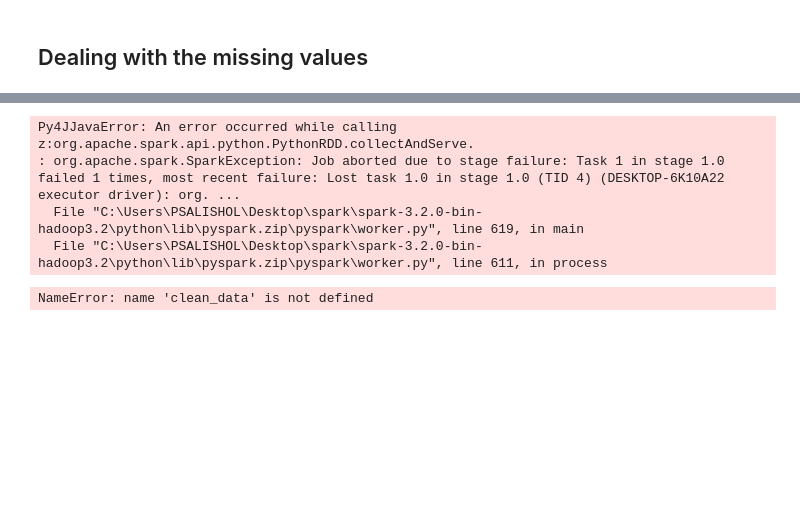
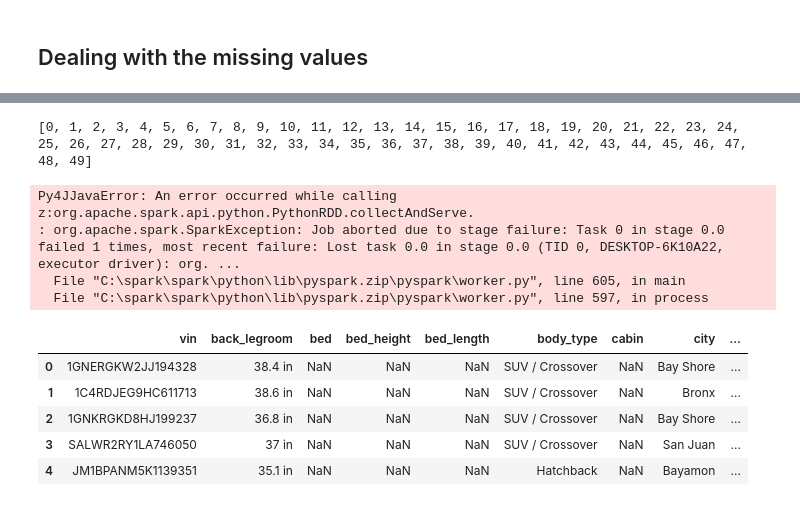
Before and after one commit to psalishol/used-car-price-in-united-state, a Jupyter notebook: notebooks/preprocessing.ipynb, the cells around one changed output, grey strips where cells are left out. Saved outputs shown, nothing was run; the diff lists cells and outputs as text; code cells hidden in the pictures; blank space fills up the shorter version.

Commit message:
Notebook for big data preprocessing

```diff
--- a/notebooks/preprocessing.ipynb
+++ b/notebooks/preprocessing.ipynb
@@ -423,16 +486,24 @@ Exception: Java gateway process exited before sending its port number
+# %%
+print(list(range(0,50)))
+# %% [output]
+[0, 1, 2, 3, 4, 5, 6, 7, 8, 9, 10, 11, 12, 13, 14, 15, 16, 17, 18, 19, 20, 21, 22, 23, 24, 25, 26, 27, 28, 29, 30, 31, 32, 33, 34, 35, 36, 37, 38, 39, 40, 41, 42, 43, 44, 45, 46, 47, 48, 49]
 # %%
 # Parallelizing the process
 start = time.time()
-sc.parallelize(list(range(0, N_PARTITION)),numSlices=3).map(lambda x: clean_data(x)).collect()
+sc.parallelize(list(range(0,100)),N_PARTITION).map(lambda x: clean_data(x)).collect()
 sc.stop()
 end = time.time()
-sc.close()
 # %% [output]
 Py4JJavaError: An error occurred while calling z:org.apache.spark.api.python.PythonRDD.collectAndServe.
-: org.apache.spark.SparkException: Job aborted due to stage failure: Task 1 in stage 1.0 failed 1 times, most recent failure: Lost task 1.0 in stage 1.0 (TID 4) (DESKTOP-6K10A22 executor driver): org. ...
-  File "C:\Users\PSALISHOL\Desktop\spark\spark-3.2.0-bin-hadoop3.2\python\lib\pyspark.zip\pyspark\worker.py", line 619, in main
-  File "C:\Users\PSALISHOL\Desktop\spark\spark-3.2.0-bin-hadoop3.2\python\lib\pyspark.zip\pyspark\worker.py", line 611, in process
+: org.apache.spark.SparkException: Job aborted due to stage failure: Task 0 in stage 0.0 failed 1 times, most recent failure: Lost task 0.0 in stage 0.0 (TID 0, DESKTOP-6K10A22, executor driver): org. ...
+  File "C:\spark\spark\python\lib\pyspark.zip\pyspark\worker.py", line 605, in main
+  File "C:\spark\spark\python\lib\pyspark.zip\pyspark\worker.py", line 597, in process
-# %%
-new_data = clean_data(data)
-# %% [output]
-NameError: name 'clean_data' is not defined
+# %%
+used_data.head()
+# %% [output]
+|  | vin | back_legroom | bed | bed_height | bed_length | body_type | cabin | city | ... |
+| 0 | 1GNERGKW2JJ194328 | 38.4 in | NaN | NaN | NaN | SUV / Crossover | NaN | Bay Shore | ... |
+| 1 | 1C4RDJEG9HC611713 | 38.6 in | NaN | NaN | NaN | SUV / Crossover | NaN | Bronx | ... |
+| 2 | 1GNKRGKD8HJ199237 | 36.8 in | NaN | NaN | NaN | SUV / Crossover | NaN | Bay Shore | ... |
+| 3 | SALWR2RY1LA746050 | 37 in | NaN | NaN | NaN | SUV / Crossover | NaN | San Juan | ... |
+| 4 | JM1BPANM5K1139351 | 35.1 in | NaN | NaN | NaN | Hatchback | NaN | Bayamon | ... |
```
Also changed, not shown: parts of 15 cells of this notebook.
